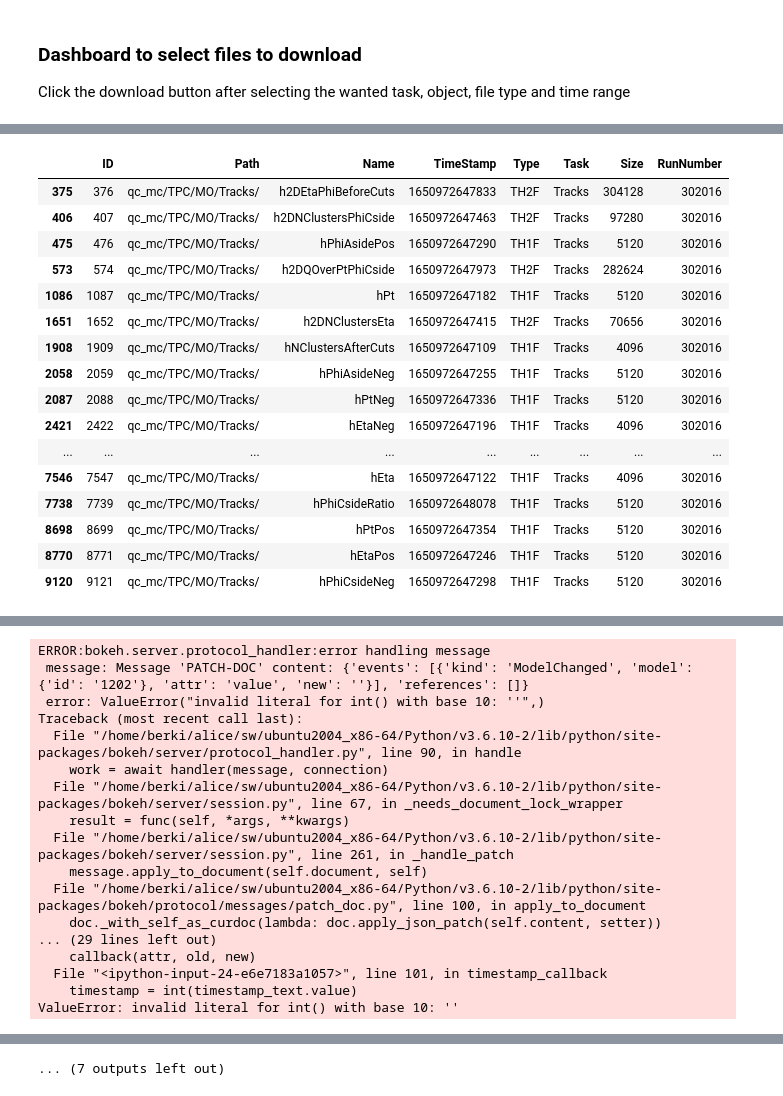
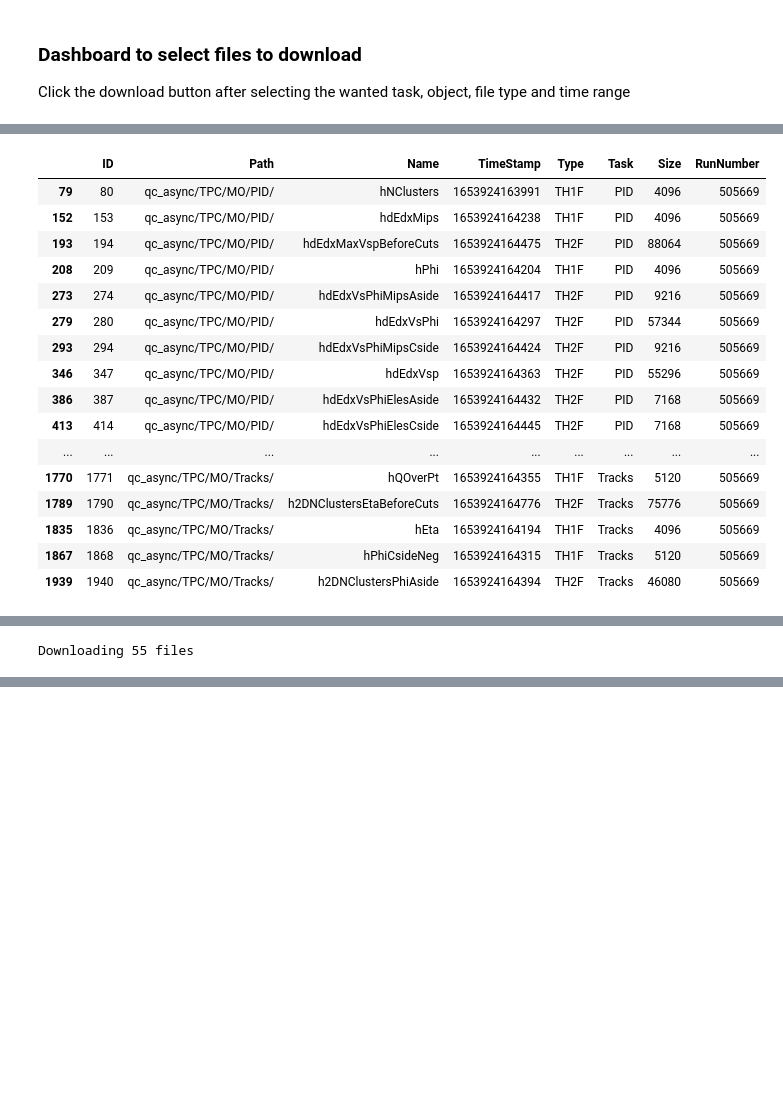
Before and after one commit to bulukutlu/TPCQCVis, a Jupyter notebook: TPCQCVis/dashboards/dataGetter.ipynb, the cells around one changed output, grey strips where cells are left out. Saved outputs shown, nothing was run; the diff lists cells and outputs as text; code cells hidden in the pictures; blank space fills up the shorter version.

Commit message:
Fixes to data getter

```diff
--- a/TPCQCVis/dashboards/dataGetter.ipynb
+++ b/TPCQCVis/dashboards/dataGetter.ipynb
@@ -26,8 +26,8 @@ Options:
 * QCDB
 * LocalDB
 # %%
-target = "testCCDB"
-path = "qc_mc/TPC/MO/Tracks"
+target = "QCDB"
+path = "qc_async/TPC/MO"
 # %% [markdown]
 The /Data/UserFiles/CCDB.csv file should be generated in advance so we know what files are on the CCDB. If you already have this, no need to run the next cell which calls the runCCDBItemList.C macro.
 # %%
@@ -80,7 +80,7 @@ def file_browser(doc):
         return string
 
     def download_selected(selected_files):
-        ROOT.runCCDBDownloadTarget(list(selected_files["ID"]),target,"../../Data/UserFiles/myFile.root",)
+        ROOT.runCCDBDownloadTarget(list(selected_files["ID"]),target,"../../data/userFiles/myFile.root",)
 
     def update_button_label():
         global selected_files
@@ -166,11 +166,17 @@ def file_browser(doc):
 
     def timestamp_callback(attr,old,new):
         global selected_data, selected_files, files_data, time_range, selected_types, shown_files, selected_tasks
+        global timestamp_range
         timestamp = int(timestamp_text.value)
-        time_range = [timestamp-400000,timestamp+400000]
+        time_range = [timestamp-timestamp_range,timestamp+timestamp_range]
         update_selection()
         update_file_select_list()
         update_button_label()
+
+    def timestamp_range_callback(attr,old,new):
+        global selected_data, selected_files, files_data, time_range, selected_types, shown_files, selected_tasks
+        global timestamp_range
+        timestamp_range = int(timestamp_range_text.value)
 
     def button_callback(event):
         global selected_data, selected_files, files_data, time_range, selected_types
@@ -195,13 +201,16 @@ def file_browser(doc):
     timestamp_text = TextInput(value=str(runNum_range[0]), title="Timestamp:", width=150)
     timestamp_text.on_change("value",timestamp_callback)
 
+    timestamp_range_text = TextInput(value=str(20000), title="Timestamp range:", width=150)
+    timestamp_range_text.on_change("value",timestamp_range_callback)
+
     file_select = MultiSelect(title="Files", value=[], options=files, height=300)
     file_select.on_change("value", select_callback)
 
     button = Button(label="Download all ({})".format(file_size_str(files_data)), button_type="success")
     button.on_event(ButtonClick, button_callback)
 
-    doc.add_root(row(column(task_select,type_select,date_range,run_range,timestamp_text,button),file_select))
+    doc.add_root(row(column(task_select,type_select,date_range,run_range,row(timestamp_text,timestamp_range_text),button),file_select))
 show(file_browser)
 # %% [output]
 |  | ID | Path | Name | TimeStamp | Type | Task | Size | RunNumber |
@@ -243,17 +252,17 @@ Downloading 35 files
 |  | ID | Path | Name | TimeStamp | Type | Task | Size | RunNumber |
-| 375 | 376 | qc_mc/TPC/MO/Tracks/ | h2DEtaPhiBeforeCuts | 1650972647833 | TH2F | Tracks | 304128 | 302016 |
-| 406 | 407 | qc_mc/TPC/MO/Tracks/ | h2DNClustersPhiCside | 1650972647463 | TH2F | Tracks | 97280 | 302016 |
-| 475 | 476 | qc_mc/TPC/MO/Tracks/ | hPhiAsidePos | 1650972647290 | TH1F | Tracks | 5120 | 302016 |
-| 573 | 574 | qc_mc/TPC/MO/Tracks/ | h2DQOverPtPhiCside | 1650972647973 | TH2F | Tracks | 282624 | 302016 |
-| 1086 | 1087 | qc_mc/TPC/MO/Tracks/ | hPt | 1650972647182 | TH1F | Tracks | 5120 | 302016 |
-| 1651 | 1652 | qc_mc/TPC/MO/Tracks/ | h2DNClustersEta | 1650972647415 | TH2F | Tracks | 70656 | 302016 |
-| 1908 | 1909 | qc_mc/TPC/MO/Tracks/ | hNClustersAfterCuts | 1650972647109 | TH1F | Tracks | 4096 | 302016 |
-| 2058 | 2059 | qc_mc/TPC/MO/Tracks/ | hPhiAsideNeg | 1650972647255 | TH1F | Tracks | 5120 | 302016 |
-| 2087 | 2088 | qc_mc/TPC/MO/Tracks/ | hPtNeg | 1650972647336 | TH1F | Tracks | 5120 | 302016 |
-| 2421 | 2422 | qc_mc/TPC/MO/Tracks/ | hEtaNeg | 1650972647196 | TH1F | Tracks | 4096 | 302016 |
+| 79 | 80 | qc_async/TPC/MO/PID/ | hNClusters | 1653924163991 | TH1F | PID | 4096 | 505669 |
+| 152 | 153 | qc_async/TPC/MO/PID/ | hdEdxMips | 1653924164238 | TH1F | PID | 4096 | 505669 |
+| 193 | 194 | qc_async/TPC/MO/PID/ | hdEdxMaxVspBeforeCuts | 1653924164475 | TH2F | PID | 88064 | 505669 |
+| 208 | 209 | qc_async/TPC/MO/PID/ | hPhi | 1653924164204 | TH1F | PID | 4096 | 505669 |
+| 273 | 274 | qc_async/TPC/MO/PID/ | hdEdxVsPhiMipsAside | 1653924164417 | TH2F | PID | 9216 | 505669 |
+| 279 | 280 | qc_async/TPC/MO/PID/ | hdEdxVsPhi | 1653924164297 | TH2F | PID | 57344 | 505669 |
+| 293 | 294 | qc_async/TPC/MO/PID/ | hdEdxVsPhiMipsCside | 1653924164424 | TH2F | PID | 9216 | 505669 |
+| 346 | 347 | qc_async/TPC/MO/PID/ | hdEdxVsp | 1653924164363 | TH2F | PID | 55296 | 505669 |
+| 386 | 387 | qc_async/TPC/MO/PID/ | hdEdxVsPhiElesAside | 1653924164432 | TH2F | PID | 7168 | 505669 |
+| 413 | 414 | qc_async/TPC/MO/PID/ | hdEdxVsPhiElesCside | 1653924164445 | TH2F | PID | 7168 | 505669 |
 | ... | ... | ... | ... | ... | ... | ... | ... | ... |
-| 7546 | 7547 | qc_mc/TPC/MO/Tracks/ | hEta | 1650972647122 | TH1F | Tracks | 4096 | 302016 |
-| 7738 | 7739 | qc_mc/TPC/MO/Tracks/ | hPhiCsideRatio | 1650972648078 | TH1F | Tracks | 5120 | 302016 |
-| 8698 | 8699 | qc_mc/TPC/MO/Tracks/ | hPtPos | 1650972647354 | TH1F | Tracks | 5120 | 302016 |
-| 8770 | 8771 | qc_mc/TPC/MO/Tracks/ | hEtaPos | 1650972647246 | TH1F | Tracks | 5120 | 302016 |
-| 9120 | 9121 | qc_mc/TPC/MO/Tracks/ | hPhiCsideNeg | 1650972647298 | TH1F | Tracks | 5120 | 302016 |
+| 1770 | 1771 | qc_async/TPC/MO/Tracks/ | hQOverPt | 1653924164355 | TH1F | Tracks | 5120 | 505669 |
+| 1789 | 1790 | qc_async/TPC/MO/Tracks/ | h2DNClustersEtaBeforeCuts | 1653924164776 | TH2F | Tracks | 75776 | 505669 |
+| 1835 | 1836 | qc_async/TPC/MO/Tracks/ | hEta | 1653924164194 | TH1F | Tracks | 4096 | 505669 |
+| 1867 | 1868 | qc_async/TPC/MO/Tracks/ | hPhiCsideNeg | 1653924164315 | TH1F | Tracks | 5120 | 505669 |
+| 1939 | 1940 | qc_async/TPC/MO/Tracks/ | h2DNClustersPhiAside | 1653924164394 | TH2F | Tracks | 46080 | 505669 |
@@ -261,17 +287 @@ Downloading 35 files
-ERROR:bokeh.server.protocol_handler:error handling message
- message: Message 'PATCH-DOC' content: {'events': [{'kind': 'ModelChanged', 'model': {'id': '1202'}, 'attr': 'value', 'new': ''}], 'references': []}
- error: ValueError("invalid literal for int() with base 10: ''",)
-Traceback (most recent call last):
-  File "/home/berki/alice/sw/ubuntu2004_x86-64/Python/v3.6.10-2/lib/python/site-packages/bokeh/server/protocol_handler.py", line 90, in handle
-    work = await handler(message, connection)
-  File "/home/berki/alice/sw/ubuntu2004_x86-64/Python/v3.6.10-2/lib/python/site-packages/bokeh/server/session.py", line 67, in _needs_document_lock_wrapper
-    result = func(self, *args, **kwargs)
-  File "/home/berki/alice/sw/ubuntu2004_x86-64/Python/v3.6.10-2/lib/python/site-packages/bokeh/server/session.py", line 261, in _handle_patch
-    message.apply_to_document(self.document, self)
-  File "/home/berki/alice/sw/ubuntu2004_x86-64/Python/v3.6.10-2/lib/python/site-packages/bokeh/protocol/messages/patch_doc.py", line 100, in apply_to_document
-    doc._with_self_as_curdoc(lambda: doc.apply_json_patch(self.content, setter))
-... (29 lines left out)
-    callback(attr, old, new)
-  File "<ipython-input-24-e6e7183a1057>", line 101, in timestamp_callback
-    timestamp = int(timestamp_text.value)
-ValueError: invalid literal for int() with base 10: ''
+Downloading 55 files
@@ -331 +287,0 @@ Downloading 35 files
-... (7 outputs left out)
```
Also changed, not shown: parts of 2 cells of this notebook, 3 other files.
